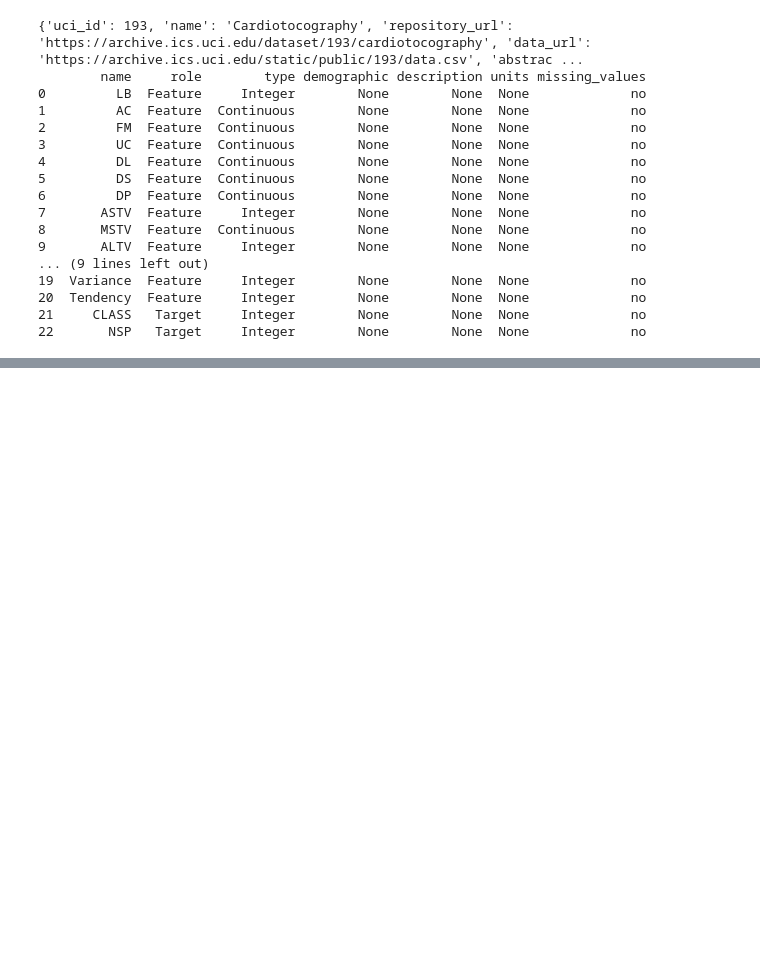
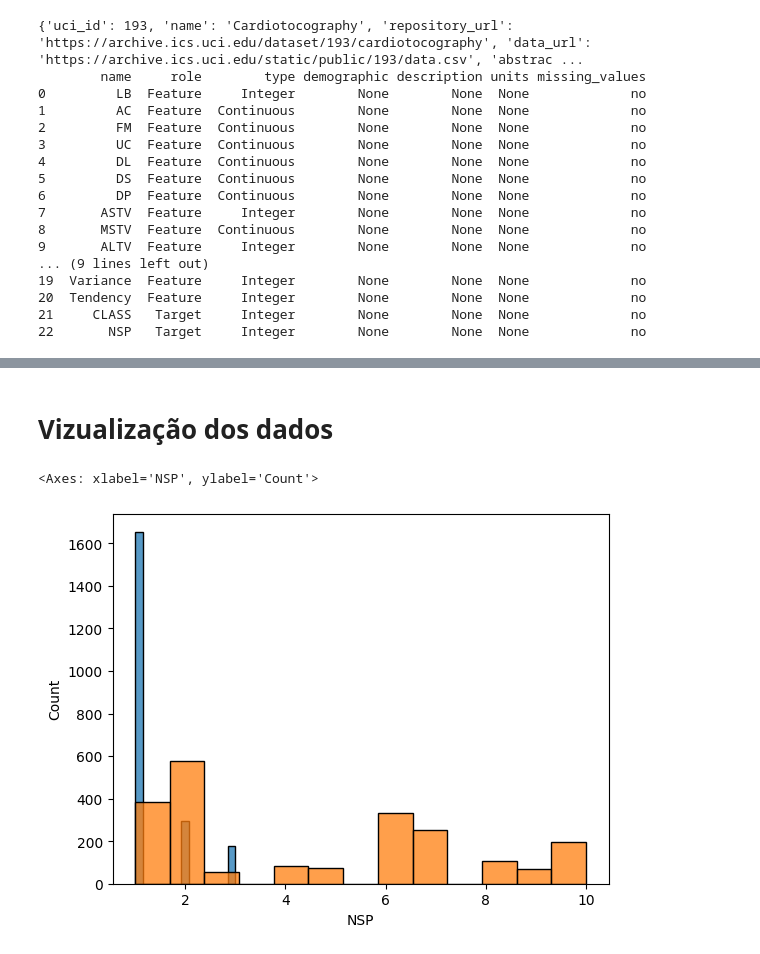
Before and after one commit to Talita1996/aprendizagem-de-maquina-i, a Jupyter notebook: cardiotacografia.ipynb, the cells around one changed output, grey strips where cells are left out. Drawn from its saved outputs; the diff is of its cells as text; code cells hidden in the pictures; blank space fills up the shorter version.

```diff
--- a/cardiotacografia.ipynb
+++ b/cardiotacografia.ipynb
@@ -33,0 +36,7 @@ print(cardiotocography.variables)
+# %%
+import pandas as pd
+from sklearn.model_selection import train_test_split
+
+df = pd.concat([X, y], axis=1)
+
+df.head()
@@ -33,0 +51,10 @@ print(cardiotocography.variables)
+# %% [markdown]
+# Vizualização dos dados
+# %%
+import seaborn as sns
+
+sns.histplot(data=df, x="NSP")
+sns.histplot(data=df, x="CLASS")
+# %% [output]
+<Axes: xlabel='NSP', ylabel='Count'>
+[figure, added]
```
Also changed, not shown: parts of 11 cells of this notebook, 1 other file.
